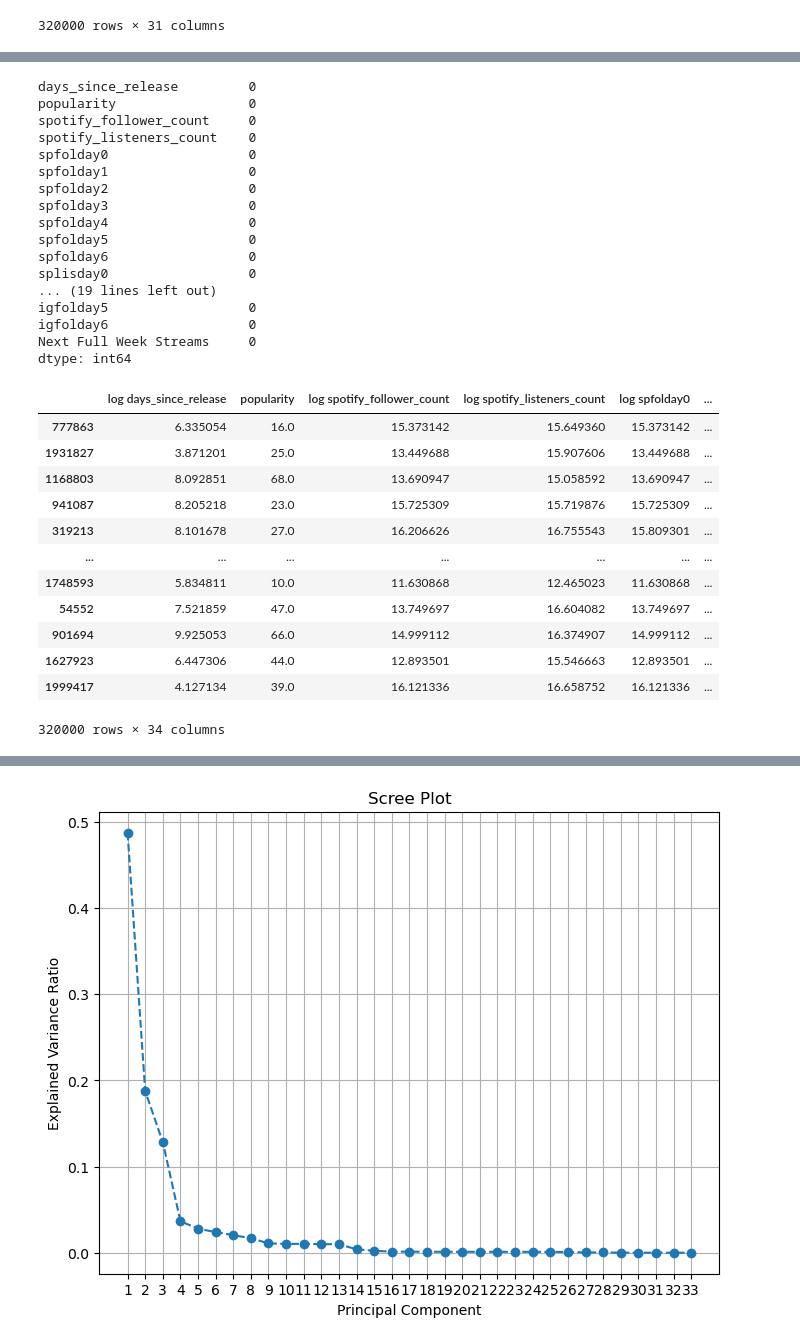
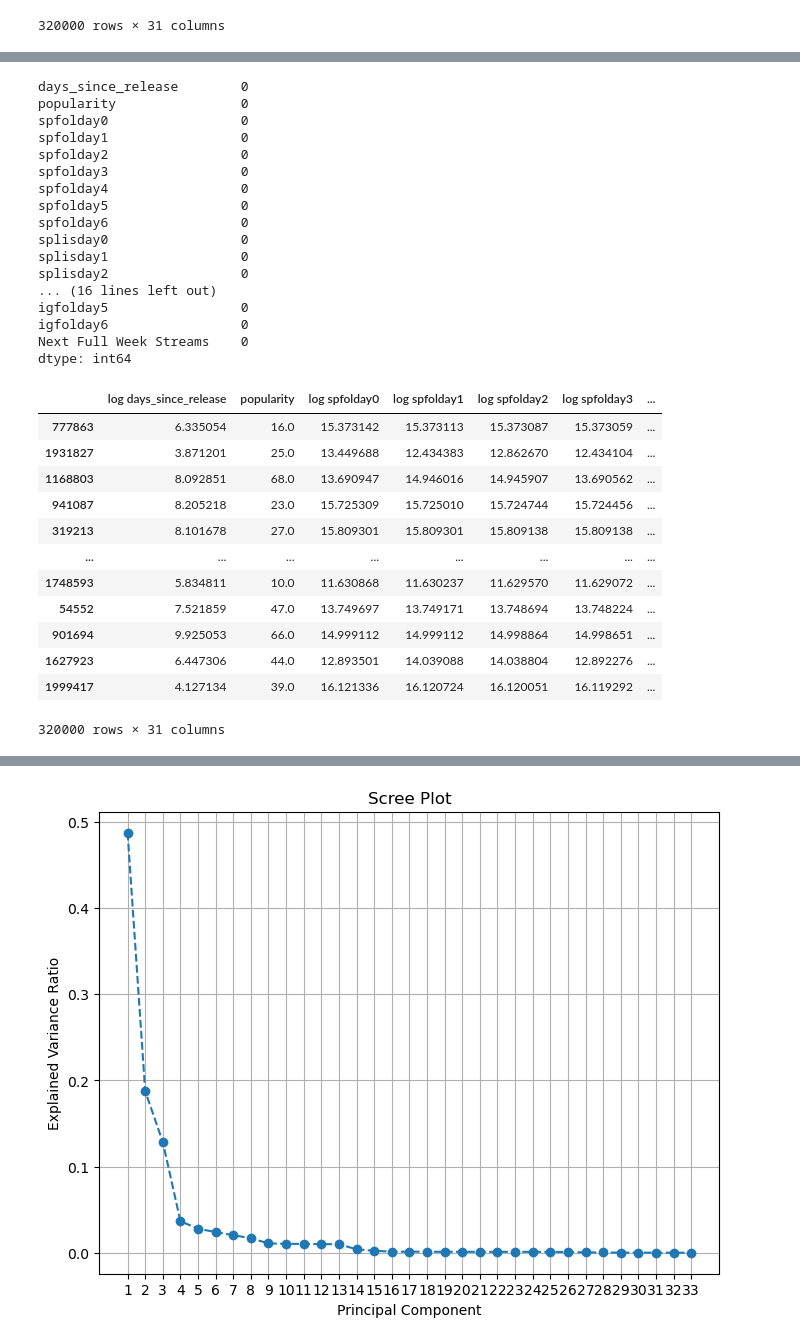
Before and after one commit to willcoomans5/stream_predictions, a Jupyter notebook: predictions/preds_with_social_media.ipynb, the cells around one changed output, grey strips where cells are left out. Saved outputs shown, nothing was run; the diff lists cells and outputs as text; code cells hidden in the pictures.

Commit message:
finish three_week_preds model

```diff
--- a/predictions/preds_with_social_media.ipynb
+++ b/predictions/preds_with_social_media.ipynb
@@ -93,10 +96,10 @@ train_temp
 | 1999417 | 62 | 39 | 10032452.0 | 10026323.0 | 10019572.0 | 10011971.0 | 10003344.0 | 9994643.0 | ... |
 320000 rows × 31 columns
 # %%
-sp_fols = features[4:11]
-sp_lis = features[11:18]
-days = features[18:25]
-ig_fols = features[26:33]
+sp_fols = features[2:9]
+sp_lis = features[9:16]
+days = features[16:23]
+ig_fols = features[23:30]
 
 train_temp = interpolate_vals(train_temp, sp_fols)
 train_temp = interpolate_vals(train_temp, sp_lis)
@@ -124,7 +127,6 @@ Next Full Week Streams        0
 dtype: int64
 # %%
-
-null_cols = ['days_since_release', 'spotify_follower_count', 'spotify_listeners_count', 'ig_follower_count']
+null_cols = ['days_since_release']
 
 def fill_mode(data, cols):
     data[cols] = data[cols].replace(0, np.nan)
@@ -134,53 +136,53 @@ def fill_mode(data, cols):
 train_temp = fill_mode(train_temp, null_cols)
 train_temp.isnull().sum()
 # %% [output]
-days_since_release         0
-popularity                 0
-spotify_follower_count     0
-spotify_listeners_count    0
-spfolday0                  0
-spfolday1                  0
-spfolday2                  0
-spfolday3                  0
-spfolday4                  0
-spfolday5                  0
-spfolday6                  0
-splisday0                  0
-... (19 lines left out)
-igfolday5                  0
-igfolday6                  0
-Next Full Week Streams     0
+days_since_release        0
+popularity                0
+spfolday0                 0
+spfolday1                 0
+spfolday2                 0
+spfolday3                 0
+spfolday4                 0
+spfolday5                 0
+spfolday6                 0
+splisday0                 0
+splisday1                 0
+splisday2                 0
+... (16 lines left out)
+igfolday5                 0
+igfolday6                 0
+Next Full Week Streams    0
 dtype: int64
 # %%
 def log_apply(data, *cols, prediction_col):
     copy = data.copy()
     for col in cols:
         copy[col] = np.log(copy[col])
         copy = copy.rename(columns={col: "log " + col})
     return copy[[c for c in copy if c != ('log ' + prediction_col)] + ['log ' + prediction_col]]
 
 
 train_log = log_apply(
     train_temp,
-    *(days + sp_fols + sp_lis + ig_fols + ['days_since_release', 'spotify_follower_count', 'spotify_listeners_count', 'ig_follower_count', 'Next Full Week Streams']),
+    *(days + sp_fols + sp_lis + ig_fols + ['days_since_release', 'Next Full Week Streams']),
     prediction_col='Next Full Week Streams'
 )
 
 train_log
 # %% [output]
-|  | log days_since_release | popularity | log spotify_follower_count | log spotify_listeners_count | log spfolday0 | ... |
-| 777863 | 6.335054 | 16.0 | 15.373142 | 15.649360 | 15.373142 | ... |
-| 1931827 | 3.871201 | 25.0 | 13.449688 | 15.907606 | 13.449688 | ... |
-| 1168803 | 8.092851 | 68.0 | 13.690947 | 15.058592 | 13.690947 | ... |
-| 941087 | 8.205218 | 23.0 | 15.725309 | 15.719876 | 15.725309 | ... |
-| 319213 | 8.101678 | 27.0 | 16.206626 | 16.755543 | 15.809301 | ... |
-| ... | ... | ... | ... | ... | ... | ... |
-| 1748593 | 5.834811 | 10.0 | 11.630868 | 12.465023 | 11.630868 | ... |
-| 54552 | 7.521859 | 47.0 | 13.749697 | 16.604082 | 13.749697 | ... |
-| 901694 | 9.925053 | 66.0 | 14.999112 | 16.374907 | 14.999112 | ... |
-| 1627923 | 6.447306 | 44.0 | 12.893501 | 15.546663 | 12.893501 | ... |
-| 1999417 | 4.127134 | 39.0 | 16.121336 | 16.658752 | 16.121336 | ... |
+|  | log days_since_release | popularity | log spfolday0 | log spfolday1 | log spfolday2 | log spfolday3 | ... |
+| 777863 | 6.335054 | 16.0 | 15.373142 | 15.373113 | 15.373087 | 15.373059 | ... |
+| 1931827 | 3.871201 | 25.0 | 13.449688 | 12.434383 | 12.862670 | 12.434104 | ... |
+| 1168803 | 8.092851 | 68.0 | 13.690947 | 14.946016 | 14.945907 | 13.690562 | ... |
+| 941087 | 8.205218 | 23.0 | 15.725309 | 15.725010 | 15.724744 | 15.724456 | ... |
+| 319213 | 8.101678 | 27.0 | 15.809301 | 15.809301 | 15.809138 | 15.809138 | ... |
+| ... | ... | ... | ... | ... | ... | ... | ... |
+| 1748593 | 5.834811 | 10.0 | 11.630868 | 11.630237 | 11.629570 | 11.629072 | ... |
+| 54552 | 7.521859 | 47.0 | 13.749697 | 13.749171 | 13.748694 | 13.748224 | ... |
+| 901694 | 9.925053 | 66.0 | 14.999112 | 14.999112 | 14.998864 | 14.998651 | ... |
+| 1627923 | 6.447306 | 44.0 | 12.893501 | 14.039088 | 14.038804 | 12.892276 | ... |
+| 1999417 | 4.127134 | 39.0 | 16.121336 | 16.120724 | 16.120051 | 16.119292 | ... |
-320000 rows × 34 columns
+320000 rows × 31 columns
 # %%
 train_final = (train.pipe(rename_columns)
  .pipe(select_cols, cols=(features + ['Next Full Week Streams']))
```
Also changed, not shown: parts of 11 cells of this notebook, 8 other files.
